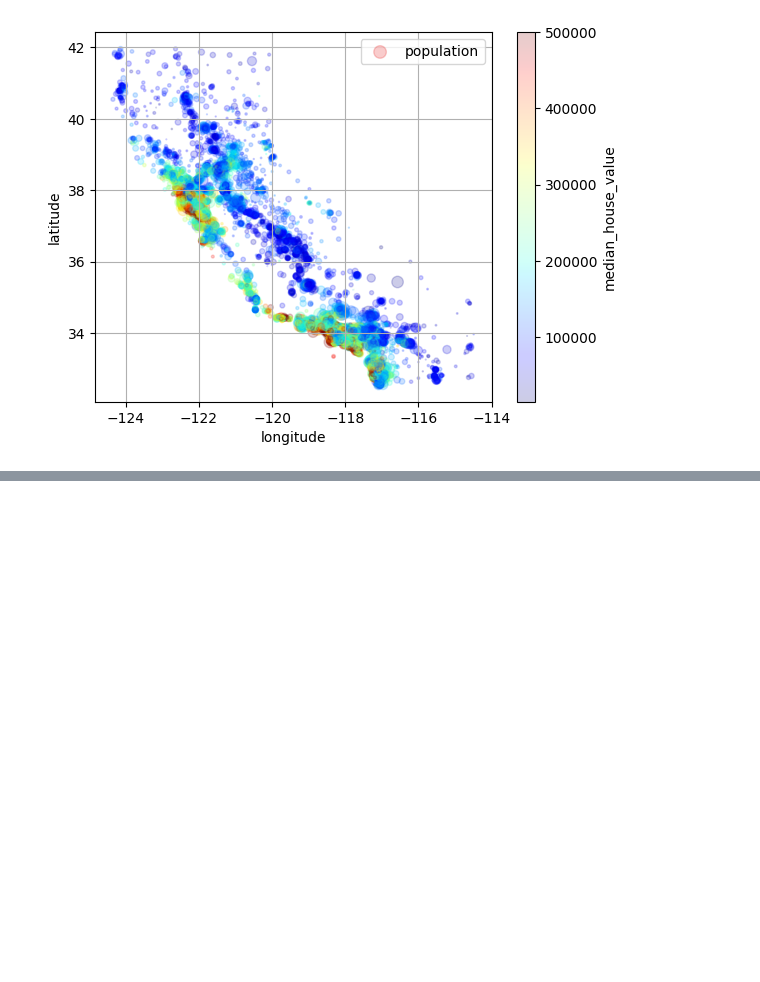
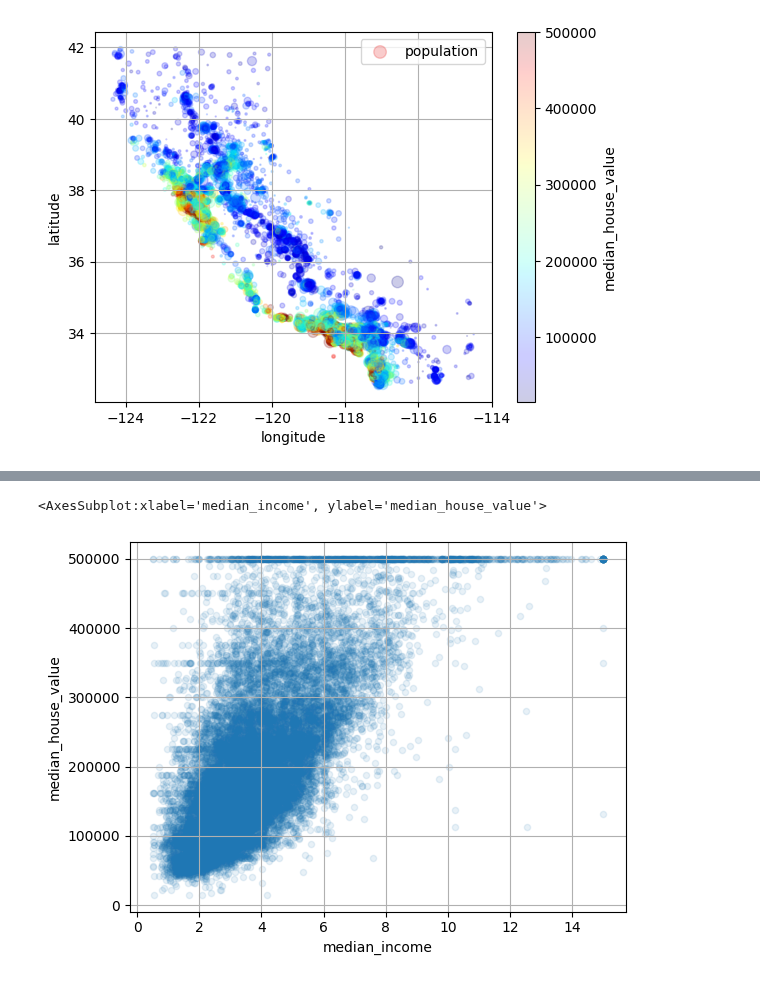
Before and after one commit to TaurusFire/Hands-on-Machine-Learning-Code-Notes, a Jupyter notebook: Chapter 2- Housing Project/HousingPrices.ipynb, the cells around one changed output, grey strips where cells are left out. Drawn from its saved outputs; the diff is of its cells as text; code cells hidden in the pictures; blank space fills up the shorter version.

```diff
--- a/Chapter 2- Housing Project/HousingPrices.ipynb
+++ b/Chapter 2- Housing Project/HousingPrices.ipynb
@@ -232,0 +245,7 @@ housing.plot(kind = "scatter", x="longitude", y="latitude", s=housing["populatio
+# %%
+#inspect the relation between median house value and income
+housing.plot(kind = "scatter", x="median_income", y="median_house_value", alpha = 0.1, grid = True)
+#notice quirks such as horizontal lines in the data that might be due to rounding or price capping. try removing such districts
+# %% [output]
+<AxesSubplot:xlabel='median_income', ylabel='median_house_value'>
+[figure, added]
```
Also changed, not shown: parts of 4 cells of this notebook.
